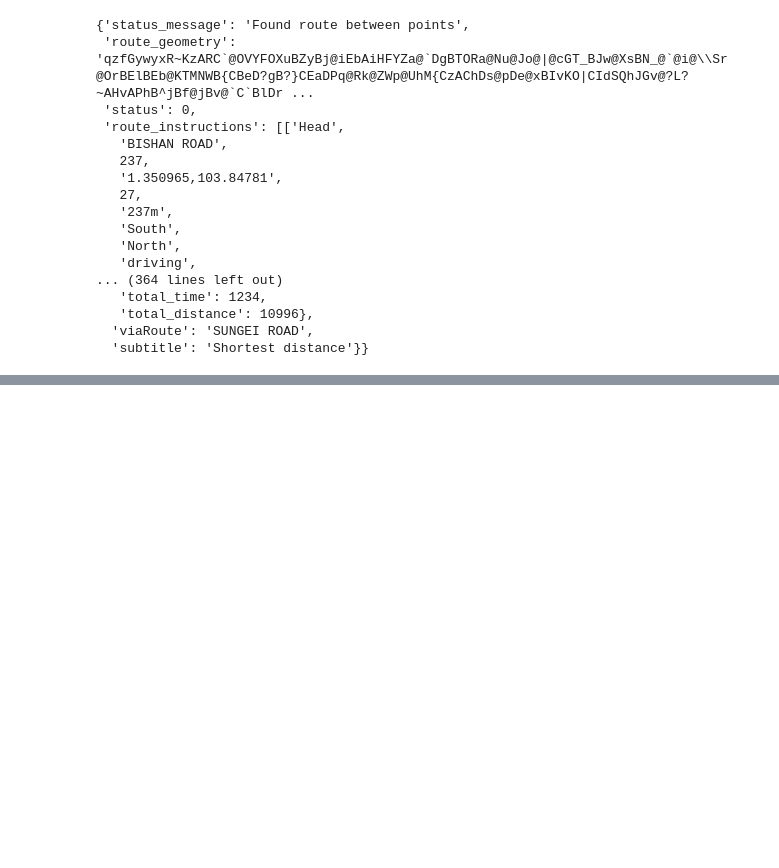
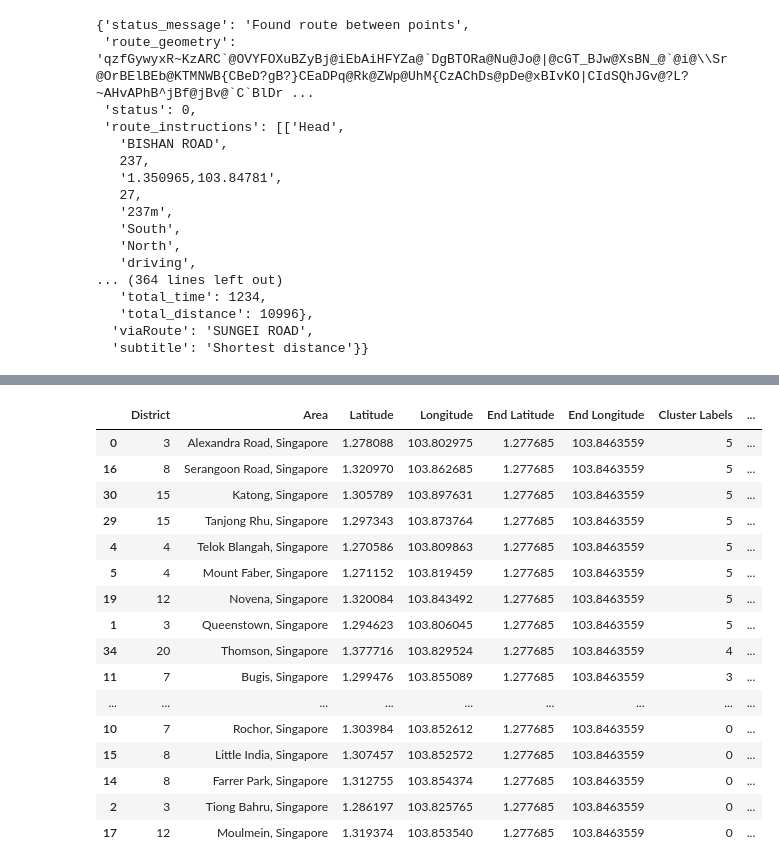
Before and after one commit to tianliangwanan/Coursera_Capstone, a Jupyter notebook: Battle of Neighborhood in Singapore.ipynb, the cells around one changed output, grey strips where cells are left out. Drawn from its saved outputs; the diff is of its cells as text; code cells hidden in the pictures; blank space fills up the shorter version.

```diff
--- a/Battle of Neighborhood in Singapore.ipynb
+++ b/Battle of Neighborhood in Singapore.ipynb
@@ -502,0 +613,40 @@ results
+# %%
+# set number of clusters
+kclusters = 6
+
+rcr_sg_grouped_clustering = merge_df.drop('Neighborhood', axis=1)
+
+# run k-means clustering
+kmeans = KMeans(n_clusters=kclusters, random_state=0).fit(rcr_sg_grouped_clustering)
+
+# check cluster labels generated for each row in the dataframe
+kmeans.labels_[0:10]
+
+neighborhoods_venues_sorted=neighborhoods_venues_sorted.drop('Cluster Labels',axis=1)
+
+neighborhoods_venues_sorted.insert(0, 'Cluster Labels', kmeans.labels_)
+
+sg_merged = rcr_sg_df
+
+# merge toronto_grouped with toronto_data to add latitude/longitude for each neighborhood
+sg_merged = sg_merged.join(neighborhoods_venues_sorted.set_index('Neighborhood'), on='Area')
+
+sg_merged.sort_values(by='Cluster Labels',ascending=False)
+# %% [output]
+|  | District | Area | Latitude | Longitude | End Latitude | End Longitude | Cluster Labels | ... |
+| 0 | 3 | Alexandra Road, Singapore | 1.278088 | 103.802975 | 1.277685 | 103.8463559 | 5 | ... |
+| 16 | 8 | Serangoon Road, Singapore | 1.320970 | 103.862685 | 1.277685 | 103.8463559 | 5 | ... |
+| 30 | 15 | Katong, Singapore | 1.305789 | 103.897631 | 1.277685 | 103.8463559 | 5 | ... |
+| 29 | 15 | Tanjong Rhu, Singapore | 1.297343 | 103.873764 | 1.277685 | 103.8463559 | 5 | ... |
+| 4 | 4 | Telok Blangah, Singapore | 1.270586 | 103.809863 | 1.277685 | 103.8463559 | 5 | ... |
+| 5 | 4 | Mount Faber, Singapore | 1.271152 | 103.819459 | 1.277685 | 103.8463559 | 5 | ... |
+| 19 | 12 | Novena, Singapore | 1.320084 | 103.843492 | 1.277685 | 103.8463559 | 5 | ... |
+| 1 | 3 | Queenstown, Singapore | 1.294623 | 103.806045 | 1.277685 | 103.8463559 | 5 | ... |
+| 34 | 20 | Thomson, Singapore | 1.377716 | 103.829524 | 1.277685 | 103.8463559 | 4 | ... |
+| 11 | 7 | Bugis, Singapore | 1.299476 | 103.855089 | 1.277685 | 103.8463559 | 3 | ... |
+| ... | ... | ... | ... | ... | ... | ... | ... | ... |
+| 10 | 7 | Rochor, Singapore | 1.303984 | 103.852612 | 1.277685 | 103.8463559 | 0 | ... |
+| 15 | 8 | Little India, Singapore | 1.307457 | 103.852572 | 1.277685 | 103.8463559 | 0 | ... |
+| 14 | 8 | Farrer Park, Singapore | 1.312755 | 103.854374 | 1.277685 | 103.8463559 | 0 | ... |
+| 2 | 3 | Tiong Bahru, Singapore | 1.286197 | 103.825765 | 1.277685 | 103.8463559 | 0 | ... |
+| 17 | 12 | Moulmein, Singapore | 1.319374 | 103.853540 | 1.277685 | 103.8463559 | 0 | ... |
```
Also changed, not shown: parts of 7 cells of this notebook.
